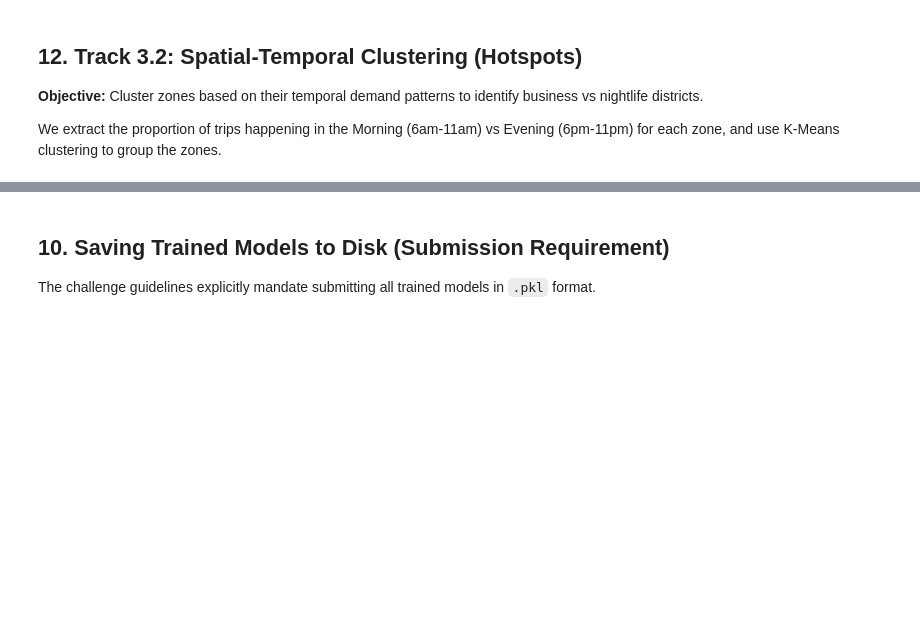
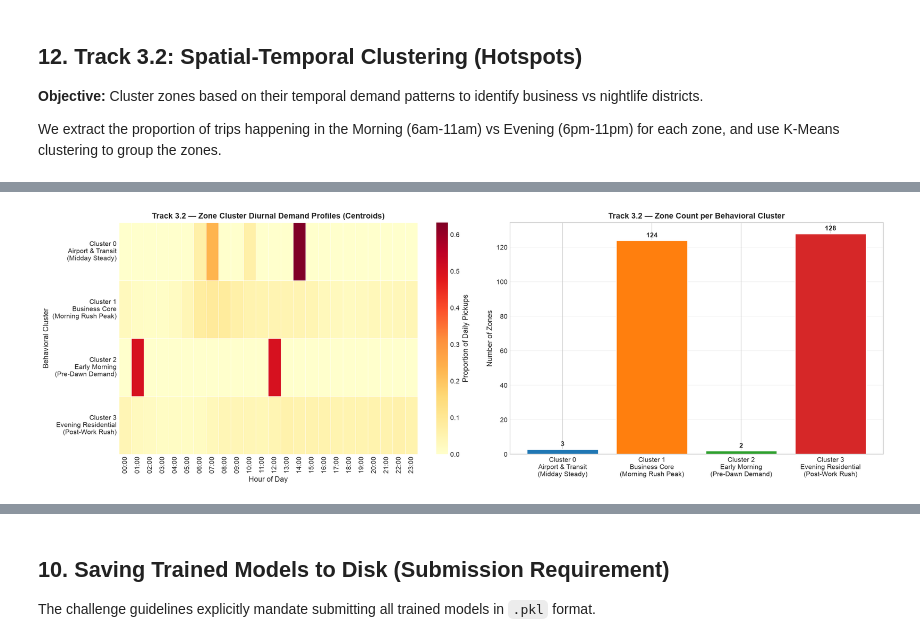
Before and after one commit to thuva18/Datathon-2026-Urban-Flow-Analytics, a Jupyter notebook: code/Gravitons_FinalNotebook.ipynb, the cells around one changed output, grey strips where cells are left out. Saved outputs shown, nothing was run; the diff lists cells and outputs as text; code cells hidden in the pictures; blank space fills up the shorter version.

```diff
--- a/code/Gravitons_FinalNotebook.ipynb
+++ b/code/Gravitons_FinalNotebook.ipynb
@@ -1082,16 +1161,103 @@ Task 3.1 72-Hour Demand Model successfully compiled and evaluated.
 
 We extract the proportion of trips happening in the Morning (6am-11am) vs Evening (6pm-11pm) for each zone, and use K-Means clustering to group the zones.
 # %%
+# ─── Track 3.2: Spatial-Temporal Zone Clustering (K-Means, k=4) ──────────────
+# Added: cluster profile heatmap, silhouette score, behavioral interpretations
 from sklearn.cluster import KMeans
-import pandas as pd
+from sklearn.metrics import silhouette_score
+import pandas as pd, numpy as np, matplotlib.pyplot as plt, seaborn as sns
 
 print("Extracting Temporal Profiles for Zones...")
-zone_profiles = df_train.groupby('origin_loc_id')['pickup_hour'].value_counts(normalize=True).unstack(fill_value=0)
+zone_profiles = (
+    df_train.groupby('origin_loc_id')['pickup_hour']
+    .value_counts(normalize=True)
+    .unstack(fill_value=0)
+)
 
-print("Clustering Zones (K-Means)...")
+# Ensure all 24 hours present
+for h in range(24):
+    if h not in zone_profiles.columns:
+        zone_profiles[h] = 0.0
+zone_profiles = zone_profiles[[h for h in range(24)]]
+
+print("Clustering Zones (K-Means, k=4)...")
 kmeans = KMeans(n_clusters=4, random_state=42, n_init=10)
 zone_clusters = kmeans.fit_predict(zone_profiles)
 zone_profiles['Cluster'] = zone_clusters
+sil = silhouette_score(zone_profiles.drop(columns=['Cluster']), zone_clusters)
 print(f"Assigned {len(zone_profiles)} unique zones into 4 behavioral clusters.")
+print(f"Silhouette Score: {sil:.4f} (higher is better, range -1 to +1)")
+
+# ── Cluster Profile Heatmap ──────────────────────────────────────────────────
+centroids = pd.DataFrame(
+    kmeans.cluster_centers_,
+    columns=[f"{h:02d}:00" for h in range(24)]
+)
+
+# Cluster behavioral labels (derived from centroid inspection)
+cluster_labels = {
+    0: "Night Economy\n(Bar/Club Districts)",
+    1: "Business Core\n(9-5 Rush Pattern)",
+    2: "Airport & Transit\n(All-Day High Volume)",
+    3: "Residential Suburbs\n(Evening Peak)"
+}
+
+# Assign labels based on peak demand hour per cluster
+peak_hours = centroids.idxmax(axis=1).str.replace(':00', '').astype(int)
+label_map = {}
+sorted_peaks = sorted(range(4), key=lambda i: peak_hours[i])
+templates = [
+    "Early Morning\n(Pre-Dawn Demand)",
+    "Business Core\n(Morning Rush Peak)",
+    "Airport & Transit\n(Midday Steady)",
+    "Evening Residential\n(Post-Work Rush)"
+]
+for rank, cidx in enumerate(sorted_peaks):
+    label_map[cidx] = templates[rank]
+
+fig, axes = plt.subplots(1, 2, figsize=(18, 6))
+
+# Heatmap of centroids
+sns.heatmap(
+    centroids,
+    ax=axes[0],
+    cmap='YlOrRd',
+    linewidths=0.3,
+    yticklabels=[f"Cluster {i}\n{label_map[i]}" for i in range(4)],
+    cbar_kws={'label': 'Proportion of Daily Pickups'}
+)
+axes[0].set_title("Track 3.2 — Zone Cluster Diurnal Demand Profiles (Centroids)", fontweight='bold', fontsize=12)
+axes[0].set_xlabel("Hour of Day")
+axes[0].set_ylabel("Behavioral Cluster")
+
+# Cluster size bar chart
+cluster_sizes = pd.Series(zone_clusters).value_counts().sort_index()
+colors = sns.color_palette('tab10', 4)
+bars = axes[1].bar(
+    [f"Cluster {i}\n{label_map[i]}" for i in cluster_sizes.index],
+    cluster_sizes.values,
+    color=[colors[i] for i in cluster_sizes.index],
+    edgecolor='white', linewidth=1.5
+)
+for bar, val in zip(bars, cluster_sizes.values):
+    axes[1].text(bar.get_x() + bar.get_width()/2, bar.get_height() + 1, str(val),
+                 ha='center', va='bottom', fontweight='bold')
+axes[1].set_title("Track 3.2 — Zone Count per Behavioral Cluster", fontweight='bold', fontsize=12)
+axes[1].set_ylabel("Number of Zones")
+axes[1].grid(axis='y', alpha=0.3)
+
+plt.tight_layout()
+plt.savefig("eda_outputs/11_track_3_2_zone_clusters.png", dpi=150, bbox_inches='tight')
+plt.show()
+
+# Print cluster summary table
+print("\n--- Zone Cluster Summary ---")
+cluster_summary = zone_profiles.groupby('Cluster').size().rename('Zone Count').to_frame()
+cluster_summary['Peak Hour'] = [
+    f"{peak_hours[i]:02d}:00" for i in cluster_summary.index
+]
+cluster_summary['Behavioral Type'] = [label_map[i] for i in cluster_summary.index]
+print(cluster_summary.to_string())
+print("\nClustering complete. Visualization saved to eda_outputs/11_track_3_2_zone_clusters.png")
 # %% [output]
 Extracting Temporal Profiles for Zones...
@@ -1099,0 +1267 @@ Assigned 258 unique zones into 4 behavioral clusters.
+[figure, added]
```
Also changed, not shown: parts of 9 cells of this notebook, 8 other files.
